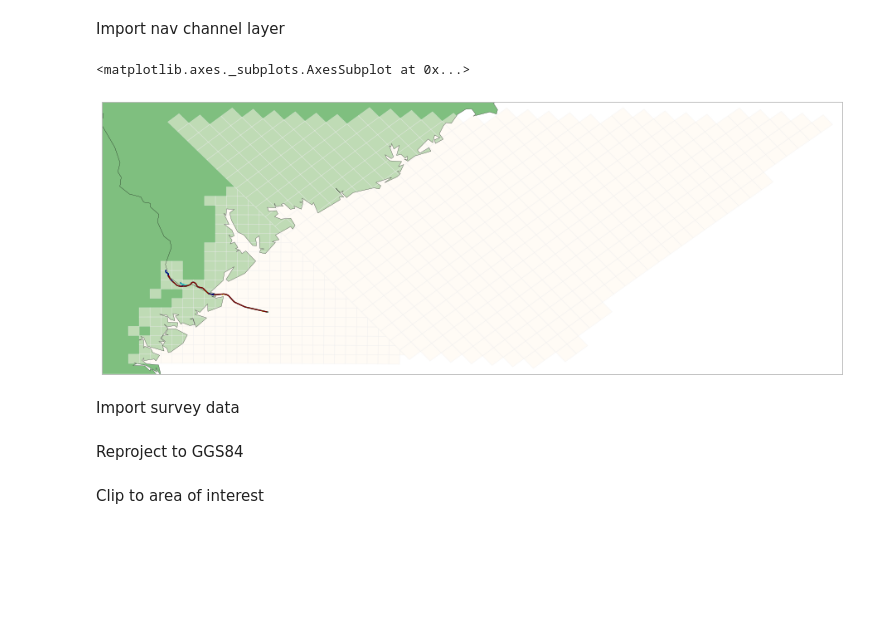
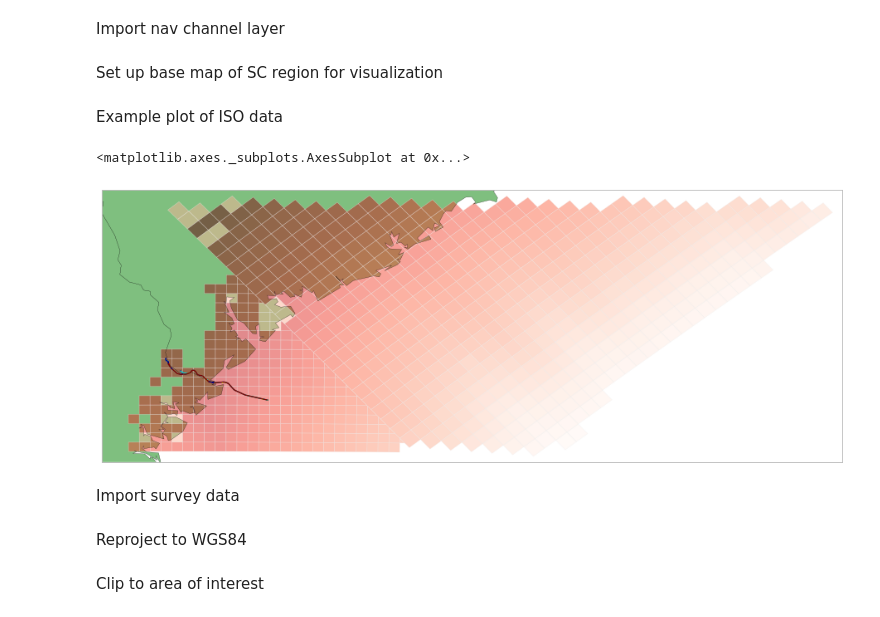
Before and after one commit to fonnesbeck/CharlestonLanesAnalysis, a Jupyter notebook: Charleston Shipping Lanes Analysis.ipynb, the cells around one changed output. Cells and saved outputs as stored; diff of their text form; code cells hidden in the pictures; blank space fills up the shorter version.

Commit message:
Updates to model

```diff
--- a/Charleston Shipping Lanes Analysis.ipynb
+++ b/Charleston Shipping Lanes Analysis.ipynb
@@ -128,3 +110,5 @@ Import nav channel layer
 navchannel = gpd.GeoDataFrame.from_file('data/SHEP_navchannel.shp')
 # %%
 navchannelWGS84 = navchannel.to_crs({'proj': 'longlat', 'ellps': 'WGS84', 'datum': 'WGS84'})
+# %% [markdown]
+Set up base map of SC region for visualization
@@ -136,24 +130,26 @@ basemap_sc = Basemap(ax=None,
     urcrnrlat=upper_limit + extra*w,
     resolution='i',
     epsg='4326')
+# %% [markdown]
+Example plot of ISO data
 # %%
 fig = plt.figure(figsize=(16,10))
 ax = plt.gca()
 basemap_sc.drawstates(linewidth=0.15)
 basemap_sc.drawcoastlines(linewidth=0.25)
 basemap_sc.fillcontinents(zorder=-1, color='green', alpha=0.5)
 
-HabModelEnviroSC.plot(column='sstmar13b', k=5, colormap='OrRd', linewidth=0, axes=ax)
+HabModelEnviroSC.plot(column='isomar12b', k=5, colormap='Reds', linewidth=0, axes=ax)
 navchannelWGS84.plot(column='Color', axes=ax)
 # %% [output]
 <matplotlib.axes._subplots.AxesSubplot at 0x...>
-[figure, old version]
+[figure, new version]
 # %% [markdown]
 Import survey data
 # %%
 HabModelSurvey = gpd.GeoDataFrame.from_file('data/HabModelSurvey.shp')
 # %% [markdown]
-Reproject to GGS84
+Reproject to WGS84
 # %%
 HabModelSurveyWGS84 = HabModelSurvey.to_crs({'proj': 'longlat', 'ellps': 'WGS84', 'datum': 'WGS84'})
 # %% [markdown]
```
Also changed, not shown: parts of 107 cells of this notebook, 2 other files.
